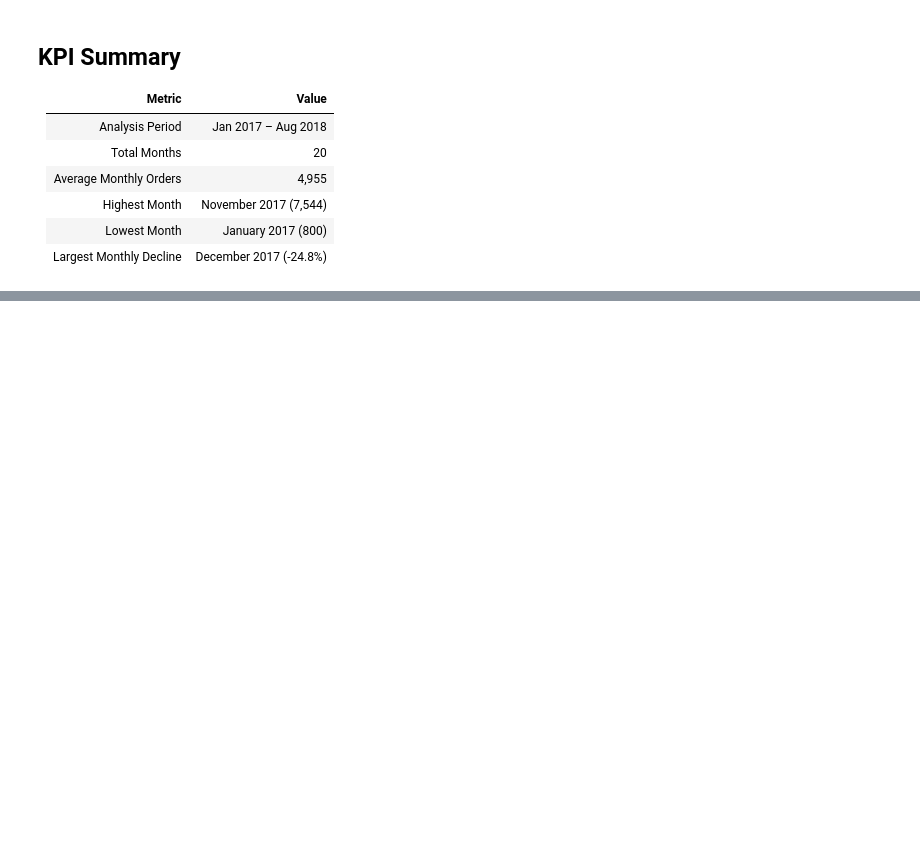
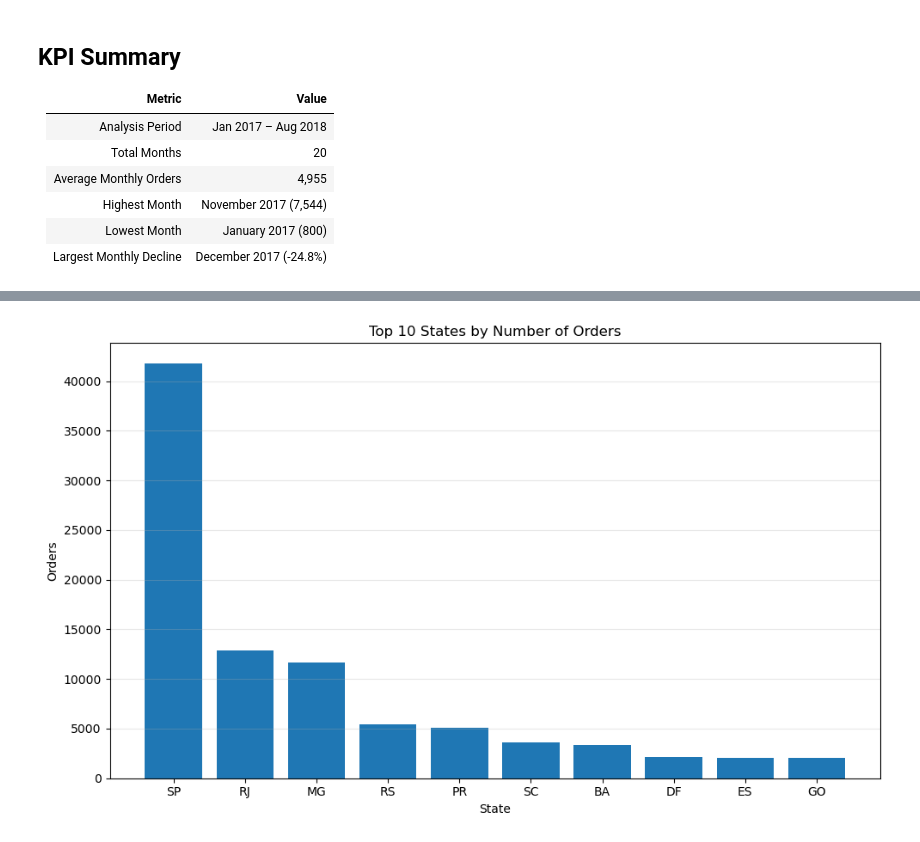
Before and after one commit to Nymzyr/TechMarket-Analytics, a Jupyter notebook: 01_Business_Overview_(EDA)/04_Exploratory_Data_Analysis.ipynb, the cells around one changed output, grey strips where cells are left out. Saved outputs shown, nothing was run; the diff lists cells and outputs as text; code cells hidden in the pictures; blank space fills up the shorter version.

```diff
--- a/01_Business_Overview_(EDA)/04_Exploratory_Data_Analysis.ipynb
+++ b/01_Business_Overview_(EDA)/04_Exploratory_Data_Analysis.ipynb
@@ -424,0 +413,10 @@ The transition from rapid growth to stabilization indicates that future business
+# %%
+customers = datasets["customers"].copy()
+orders = datasets["orders"].copy()
+# %%
+orders_customers = orders.merge(
+    customers,
+    on="customer_id",
+    how="left"
+)
+orders_customers.shape
@@ -424,0 +436,12 @@ The transition from rapid growth to stabilization indicates that future business
+# %%
+orders_by_state = (
+    orders_customers
+    .groupby("customer_state")
+    .agg(
+        orders=("order_id", "count")
+    )
+    .sort_values("orders", ascending=False)
+    .reset_index()
+)
+
+orders_by_state.head(10)
@@ -424,0 +460,7 @@ The transition from rapid growth to stabilization indicates that future business
+# %%
+orders_by_state["share_%"] = (
+    orders_by_state["orders"]
+    / orders_by_state["orders"].sum()
+    * 100
+).round(2)
+orders_by_state.head(10)
@@ -424,0 +479,18 @@ The transition from rapid growth to stabilization indicates that future business
+# %%
+top10 = orders_by_state.head(10)
+
+plt.figure(figsize=(10,6))
+
+plt.bar(
+    top10["customer_state"],
+    top10["orders"]
+)
+
+plt.title("Top 10 States by Number of Orders")
+plt.xlabel("State")
+plt.ylabel("Orders")
+plt.grid(axis="y", alpha=0.3)
+plt.tight_layout()
+plt.show()
+# %% [output]
+[figure, added]
```
Also changed, not shown: parts of 83 cells of this notebook.
